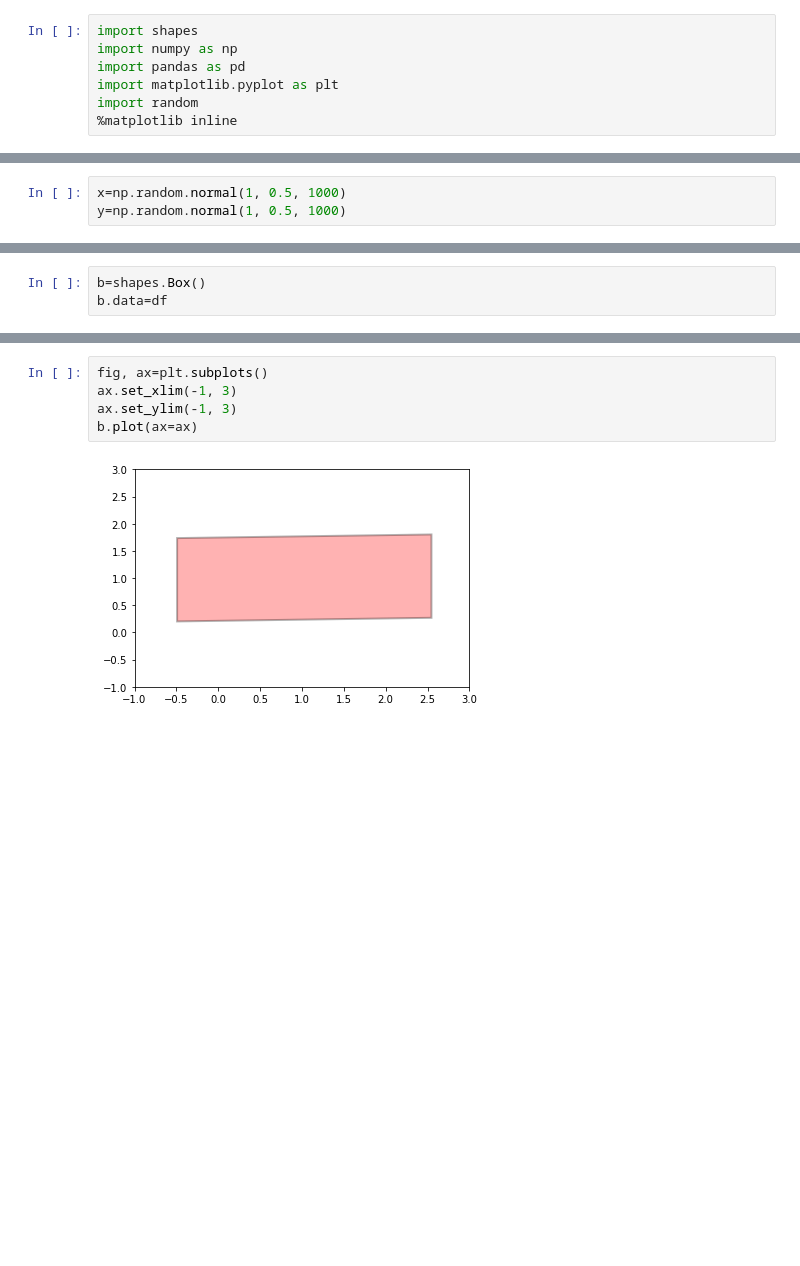
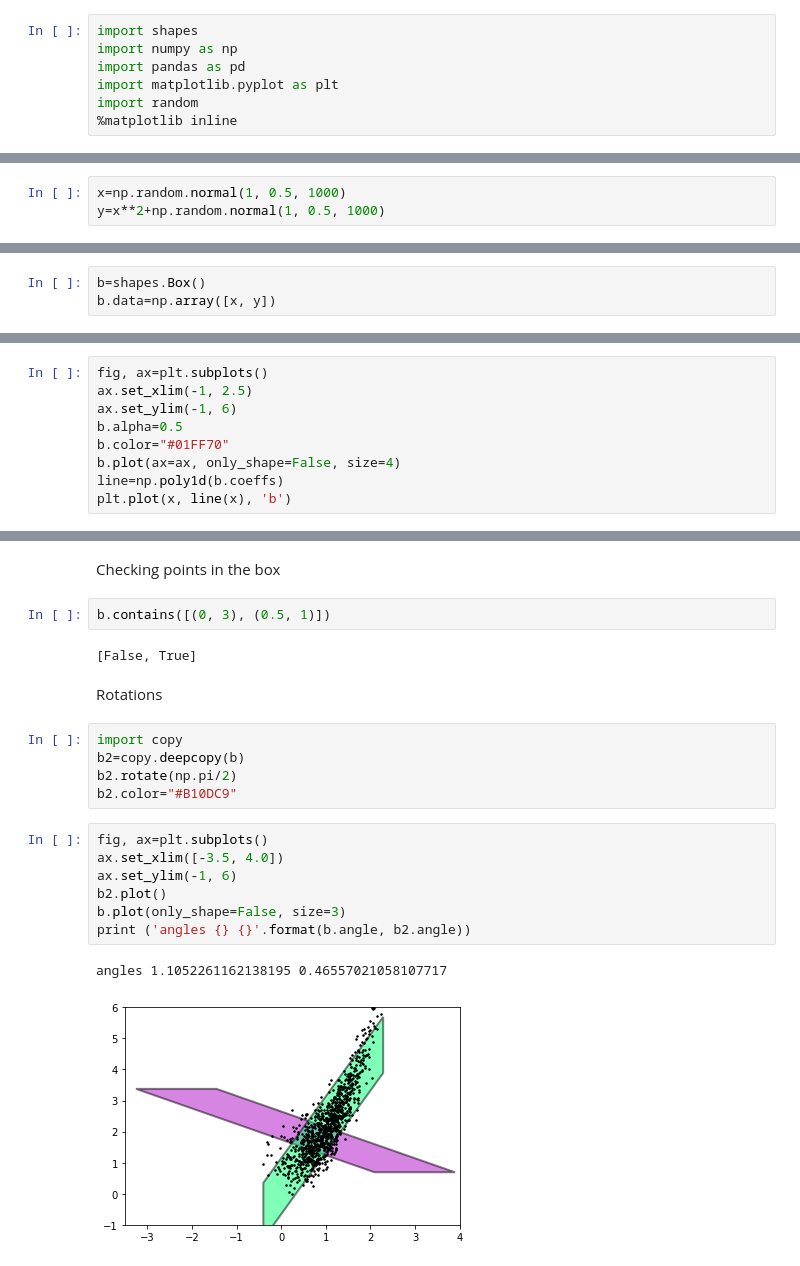
Before and after one commit to caganze/coolshapes, a Jupyter notebook: examples/tutorial.ipynb, the cells around one changed output, grey strips where cells are left out. Saved outputs shown, nothing was run; the diff lists cells and outputs as text; blank space fills up the shorter version.

```diff
--- a/examples/tutorial.ipynb
+++ b/examples/tutorial.ipynb
@@ -10,3 +10,3 @@ Create data
 # %%
 x=np.random.normal(1, 0.5, 1000)
-y=np.random.normal(1, 0.5, 1000)
+y=x**2+np.random.normal(1, 0.5, 1000)
@@ -18,3 +15,3 @@ plot
 # %%
 b=shapes.Box()
-b.data=df
+b.data=np.array([x, y])
@@ -24,0 +36,9 @@ vertices [(-0.49190784924178144, 1.7356000901534192), (2.5468369696471109, 1.802
+# %%
+fig, ax=plt.subplots()
+ax.set_xlim(-1, 2.5)
+ax.set_ylim(-1, 6)
+b.alpha=0.5
+b.color="#01FF70"
+b.plot(ax=ax, only_shape=False, size=4)
+line=np.poly1d(b.coeffs)
+plt.plot(x, line(x), 'b')
@@ -25,7 +64,23 @@ vertices [(-0.49190784924178144, 1.7356000901534192), (2.5468369696471109, 1.802
+# %% [markdown]
+Checking points in the box
+# %%
+b.contains([(0, 3), (0.5, 1)])
+# %% [output]
+[False, True]
+# %% [markdown]
+Rotations
+# %%
+import copy
+b2=copy.deepcopy(b)
+b2.rotate(np.pi/2)
+b2.color="#B10DC9"
 # %%
 fig, ax=plt.subplots()
-ax.set_xlim(-1, 3)
-ax.set_ylim(-1, 3)
-b.plot(ax=ax)
+ax.set_xlim([-3.5, 4.0])
+ax.set_ylim(-1, 6)
+b2.plot()
+b.plot(only_shape=False, size=3)
+print ('angles {} {}'.format(b.angle, b2.angle))
 # %% [output]
+angles 1.1052261162138195 0.46557021058107717
-[figure, old version]
+[figure, new version]
```
Also changed, not shown: parts of 12 cells of this notebook, 1 other file.
